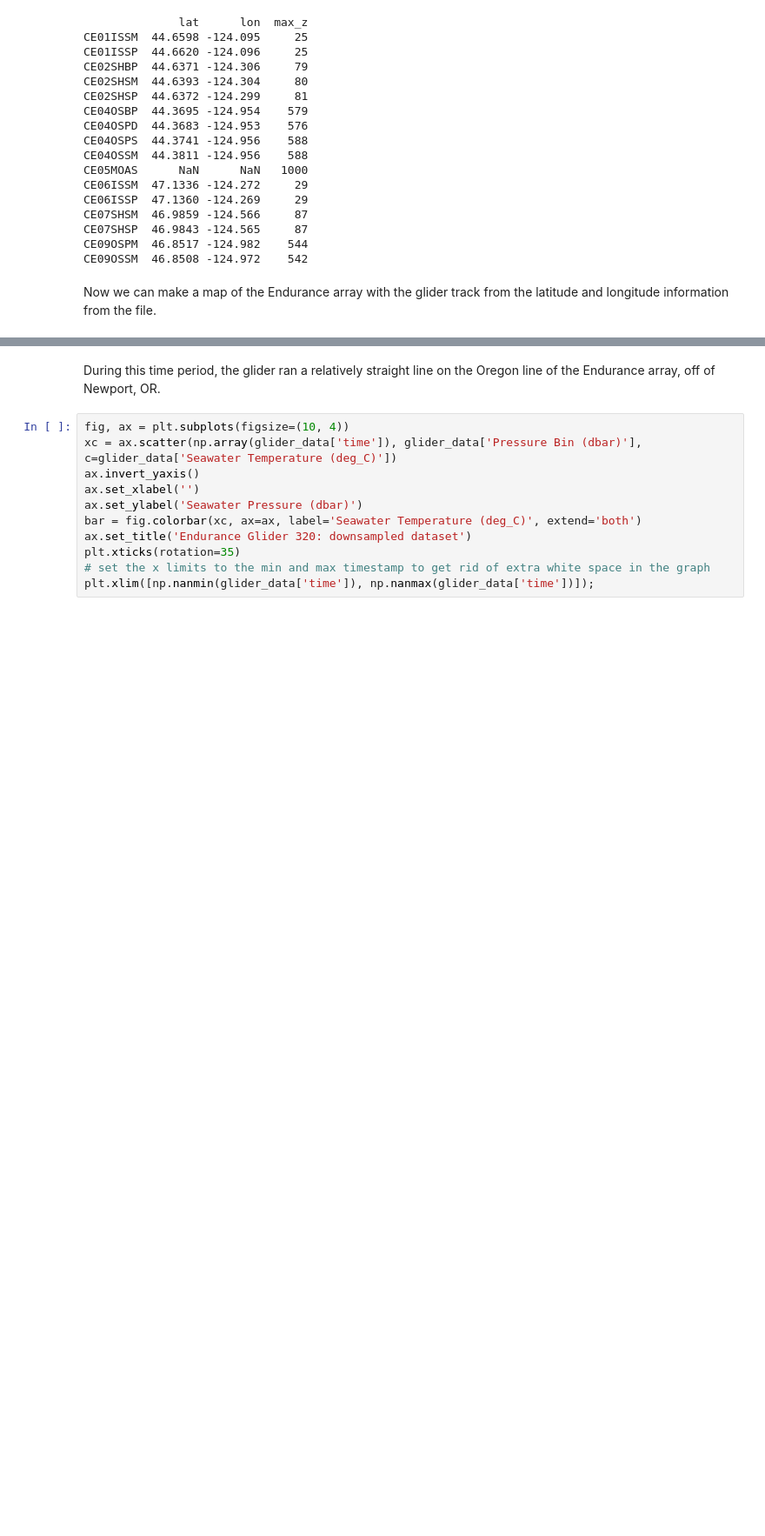
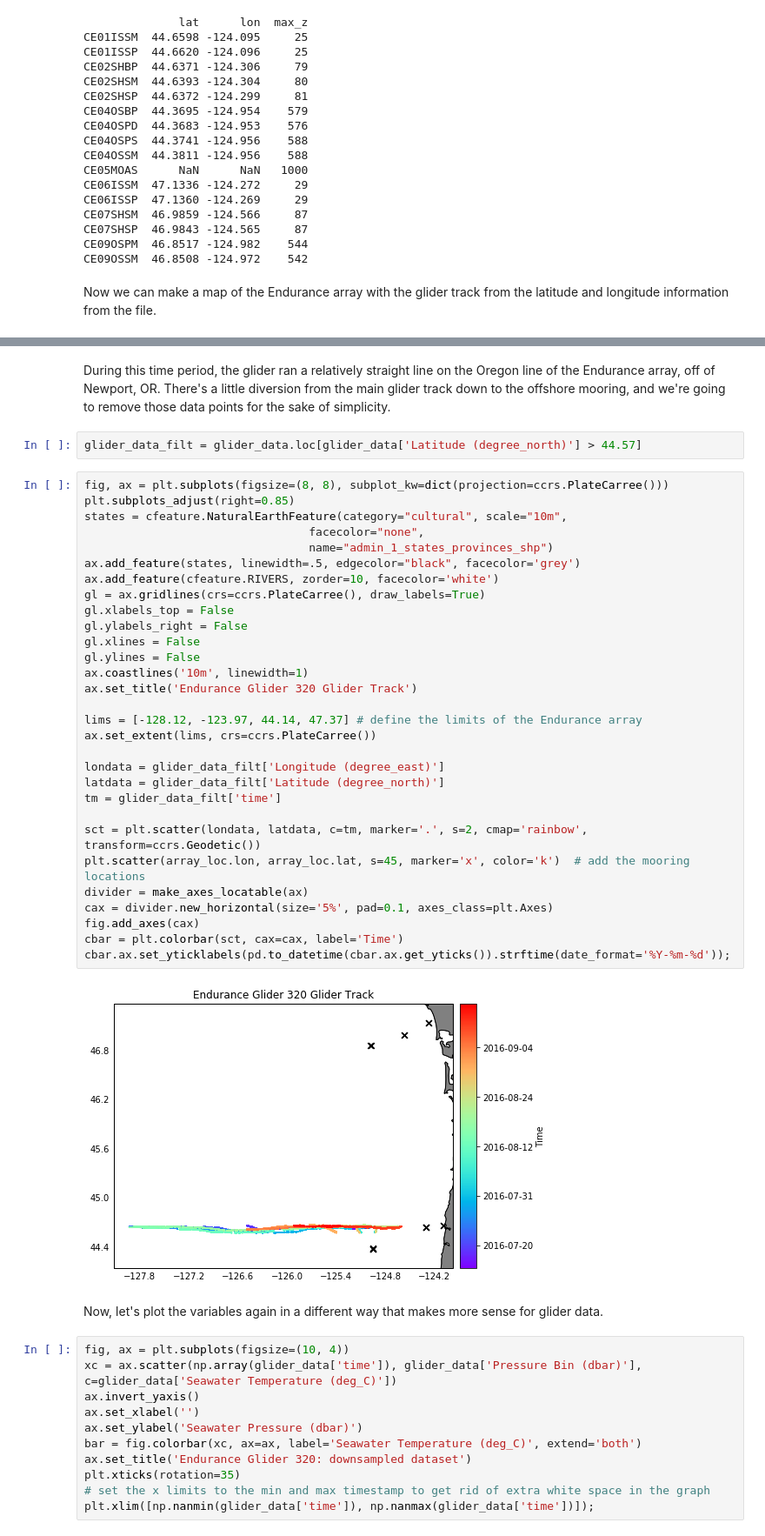
Before and after one commit to ooi-data-lab/nugget-notebooks, a Jupyter notebook: Theme2b_Endurance_coastal_upwelling.ipynb, the cells around one changed output, grey strips where cells are left out. Shown at 87% size. Cells and saved outputs as stored; diff of their text form; blank space fills up the shorter version.

```diff
--- a/Theme2b_Endurance_coastal_upwelling.ipynb
+++ b/Theme2b_Endurance_coastal_upwelling.ipynb
@@ -369,7 +372,43 @@ cbar.ax.set_yticklabels(pd.to_datetime(cbar.ax.get_yticks()).strftime(date_forma
 # %% [output]
 [figure]
 # %% [markdown]
-During this time period, the glider ran a relatively straight line on the Oregon line of the Endurance array, off of Newport, OR.
+During this time period, the glider ran a relatively straight line on the Oregon line of the Endurance array, off of Newport, OR. There's a little diversion from the main glider track down to the offshore mooring, and we're going to remove those data points for the sake of simplicity.
+# %%
+glider_data_filt = glider_data.loc[glider_data['Latitude (degree_north)'] > 44.57]
+# %%
+fig, ax = plt.subplots(figsize=(8, 8), subplot_kw=dict(projection=ccrs.PlateCarree()))
+plt.subplots_adjust(right=0.85)
+states = cfeature.NaturalEarthFeature(category="cultural", scale="10m",
+                                 facecolor="none",
+                                 name="admin_1_states_provinces_shp")
+ax.add_feature(states, linewidth=.5, edgecolor="black", facecolor='grey')
+ax.add_feature(cfeature.RIVERS, zorder=10, facecolor='white')
+gl = ax.gridlines(crs=ccrs.PlateCarree(), draw_labels=True)
+gl.xlabels_top = False
+gl.ylabels_right = False
+gl.xlines = False
+gl.ylines = False
+ax.coastlines('10m', linewidth=1)
+ax.set_title('Endurance Glider 320 Glider Track')
+
+lims = [-128.12, -123.97, 44.14, 47.37] # define the limits of the Endurance array
+ax.set_extent(lims, crs=ccrs.PlateCarree())
+
+londata = glider_data_filt['Longitude (degree_east)']
+latdata = glider_data_filt['Latitude (degree_north)']
+tm = glider_data_filt['time']
+
+sct = plt.scatter(londata, latdata, c=tm, marker='.', s=2, cmap='rainbow', transform=ccrs.Geodetic())
+plt.scatter(array_loc.lon, array_loc.lat, s=45, marker='x', color='k')  # add the mooring locations
+divider = make_axes_locatable(ax)
+cax = divider.new_horizontal(size='5%', pad=0.1, axes_class=plt.Axes)
+fig.add_axes(cax)
+cbar = plt.colorbar(sct, cax=cax, label='Time')
+cbar.ax.set_yticklabels(pd.to_datetime(cbar.ax.get_yticks()).strftime(date_format='%Y-%m-%d'));
+# %% [output]
+[figure, added]
+# %% [markdown]
+Now, let's plot the variables again in a different way that makes more sense for glider data.
 # %%
 fig, ax = plt.subplots(figsize=(10, 4))
 xc = ax.scatter(np.array(glider_data['time']), glider_data['Pressure Bin (dbar)'], c=glider_data['Seawater Temperature (deg_C)'])
```
Also changed, not shown: parts of 7 cells of this notebook, 6 other files.
